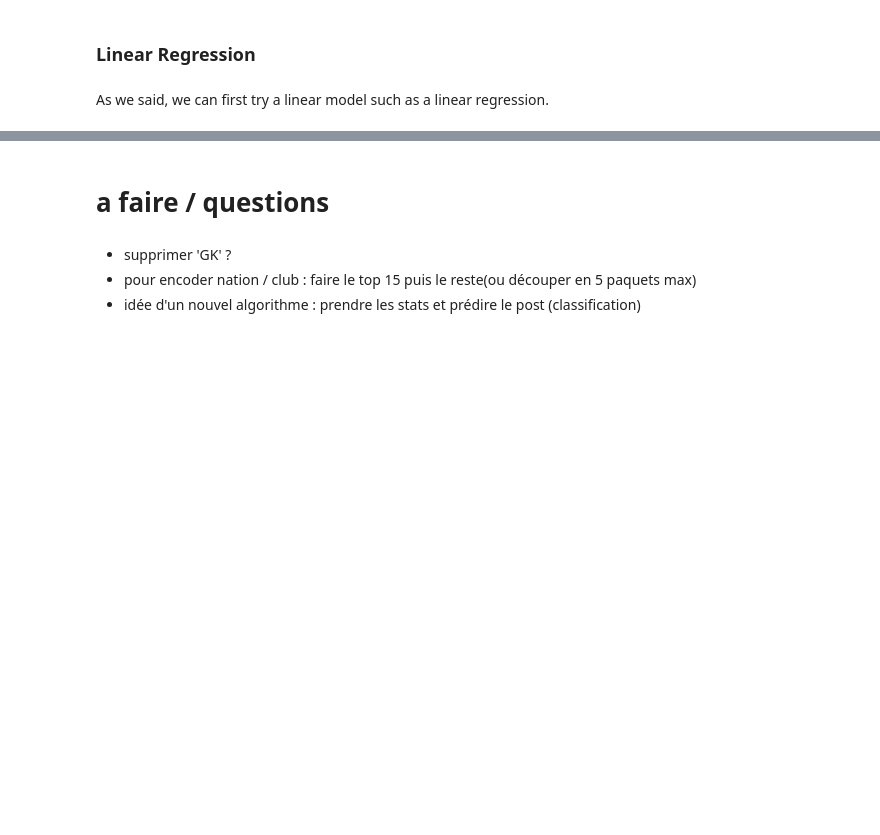
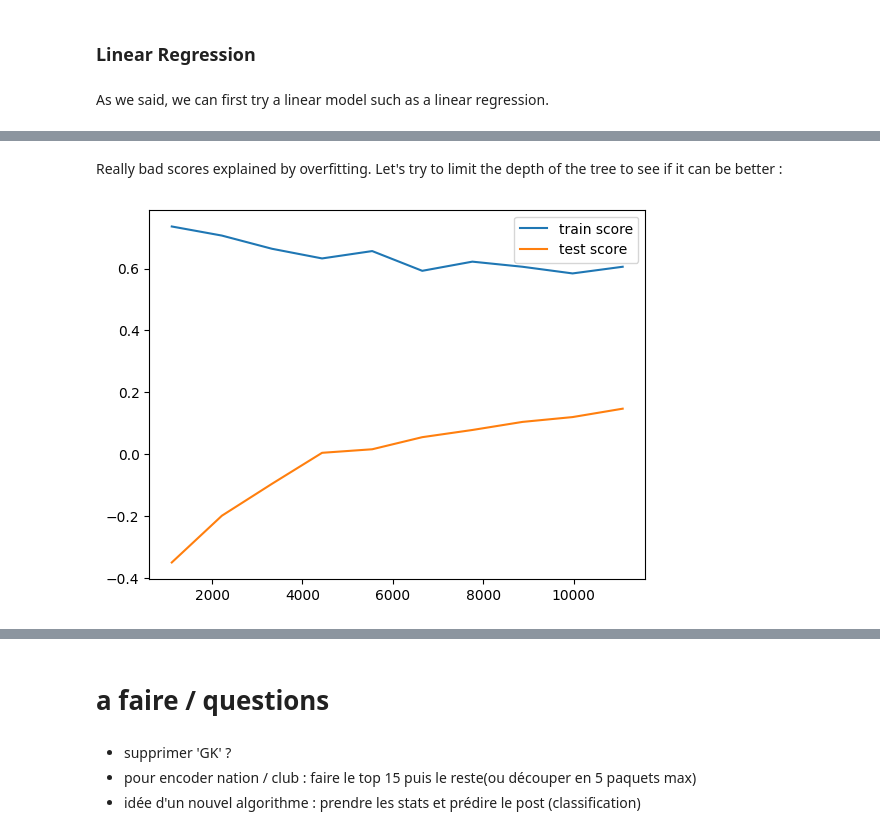
Before and after one commit to elouanzer/AAAproject_FC24, a Jupyter notebook: FC24_MLproject.ipynb, the cells around one changed output, grey strips where cells are left out. Saved outputs shown, nothing was run; the diff lists cells and outputs as text; code cells hidden in the pictures; blank space fills up the shorter version.

```diff
--- a/FC24_MLproject.ipynb
+++ b/FC24_MLproject.ipynb
@@ -378,0 +388,12 @@ No overfitting !
+# %% [markdown]
+Really bad scores explained by overfitting. Let's try to limit the depth of the tree to see if it can be better :
+# %%
+plot_learning_curve(
+    make_pipeline(
+        transformer_1_noscaling,
+        DecisionTreeRegressor(max_depth=15)
+        #adjust the parameter
+    )
+)
+# %% [output]
+[figure, added]
```
Also changed, not shown: parts of 12 cells of this notebook.
